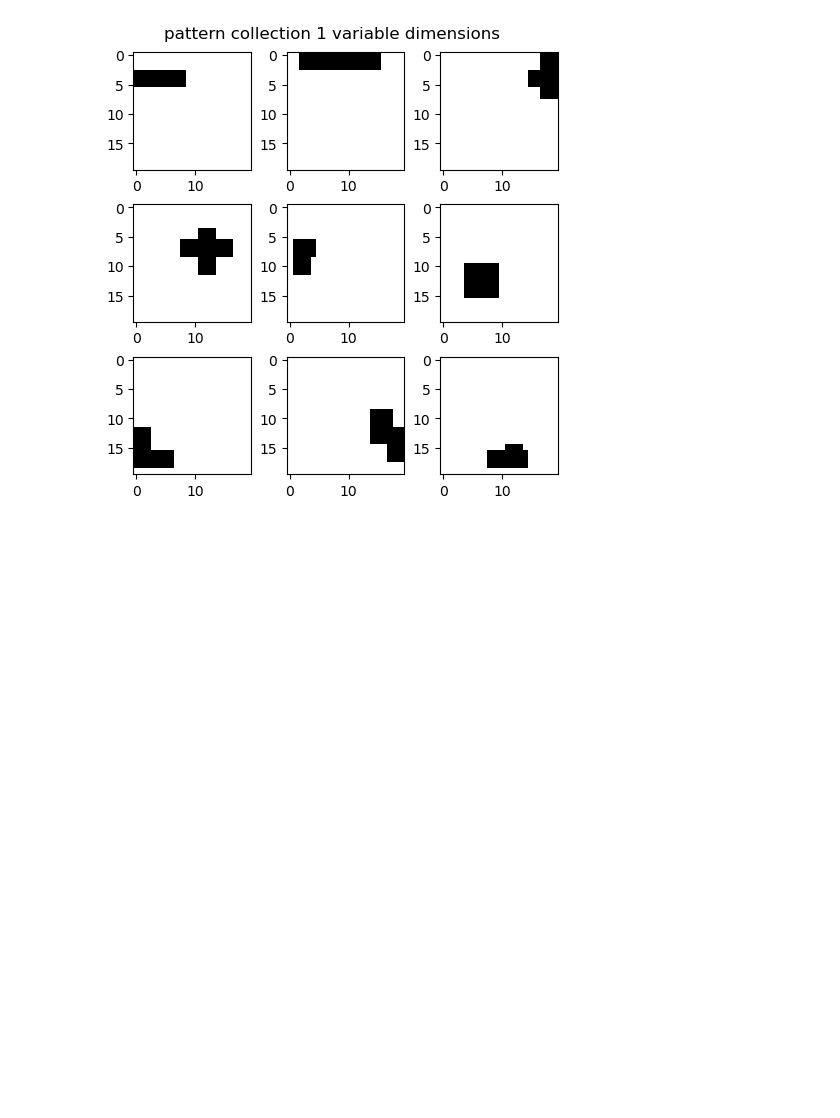
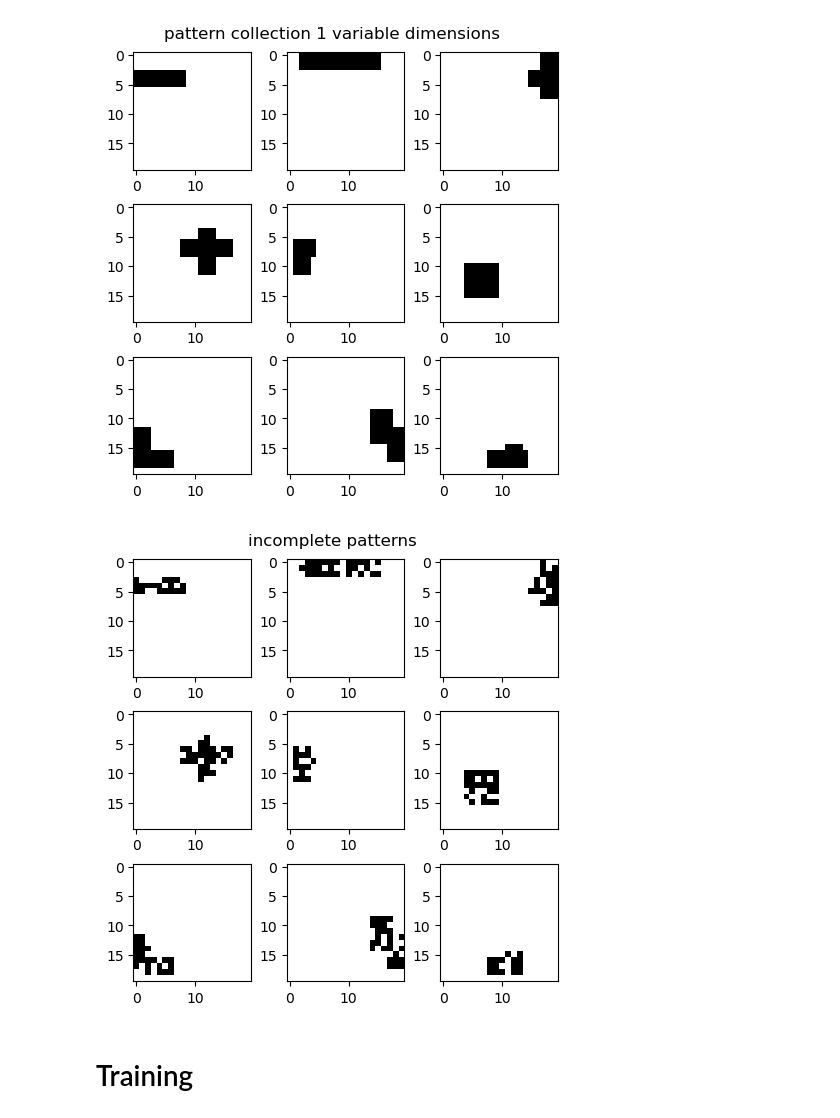
Before and after one commit to oati/working-memory, a Jupyter notebook: demo/model.ipynb, the cells around one changed output. Drawn from its saved outputs; the diff is of its cells as text; code cells hidden in the pictures; blank space fills up the shorter version.

```diff
--- a/demo/model.ipynb
+++ b/demo/model.ipynb
@@ -29,20 +31,36 @@ from patterns import collection1_fixed_dimensions, collection1_variable_dimensio
 # %%
-def display(ax, pattern, animated=False):
-    ax.imshow(pattern.reshape((20, 20)), cmap="Greys", vmin=0, vmax=1, animated=animated)
+def display_pattern(ax, pattern, animated=False):
+    """Draw the specified pattern on a matplotlib axes."""
+    return ax.imshow(pattern.reshape((20, 20)), cmap="Greys", vmin=0, vmax=1, animated=animated)
 # %%
 fig, axs = plt.subplots(3, 3, layout="compressed")
 for ax, pattern in zip(axs.flat, collection1_variable_dimensions):
-    display(ax, pattern)
+    display_pattern(ax, pattern)
 fig.suptitle("pattern collection 1 variable dimensions")
 plt.show()
 # %% [output]
 [figure]
 # %%
 def corrupt_pattern(key: jax.Array, pattern: jax.Array, fraction: float):
+    """Remove random pixels from the given pattern, leaving a fraction behind."""
     indices = jnp.flatnonzero(pattern)
     new_indices = jax.random.choice(key, indices, (int(fraction * indices.size),), replace=False)
     new_pattern = jnp.zeros((pattern.size,)).at[new_indices].set(1).reshape(pattern.shape)
     return new_pattern
+# %%
+key = jax.random.key(0)
+keys = jax.random.split(key, len(collection1_variable_dimensions))
+collection1_variable_dimensions_incomplete = [corrupt_pattern(key, pattern, 0.7) for key, pattern in zip(keys, collection1_variable_dimensions)]
+# %%
+fig, axs = plt.subplots(3, 3, layout="compressed")
+for ax, pattern in zip(axs.flat, collection1_variable_dimensions_incomplete):
+    display_pattern(ax, pattern)
+fig.suptitle("incomplete patterns")
+plt.show()
+# %% [output]
+[figure, new version]
+# %% [markdown]
+# Training
 # %%
 def train_phase_1(
     key: jax.Array,
```
Also changed, not shown: parts of 27 cells of this notebook, 8 other files.
